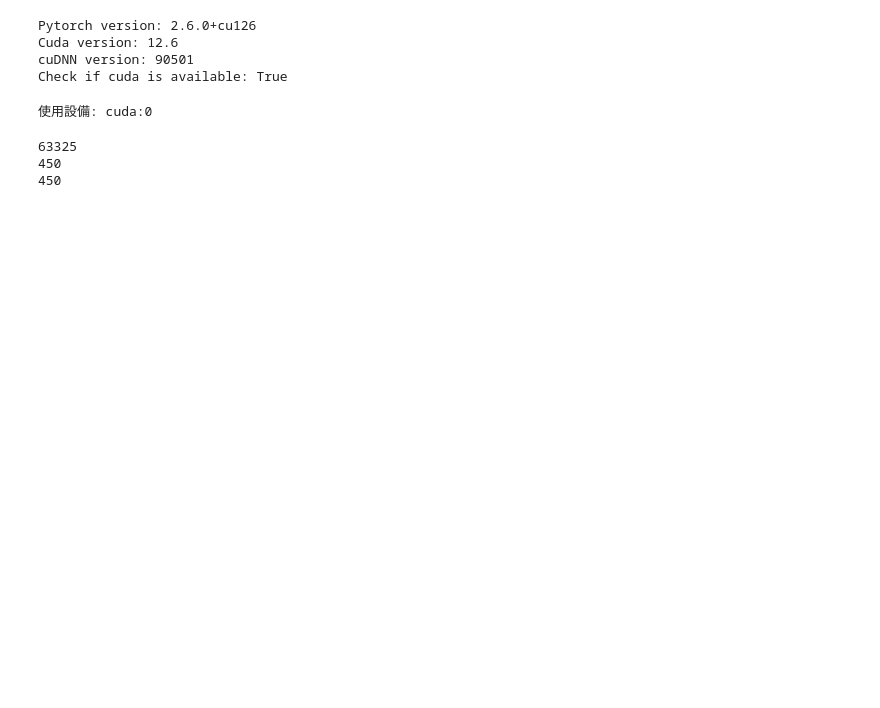
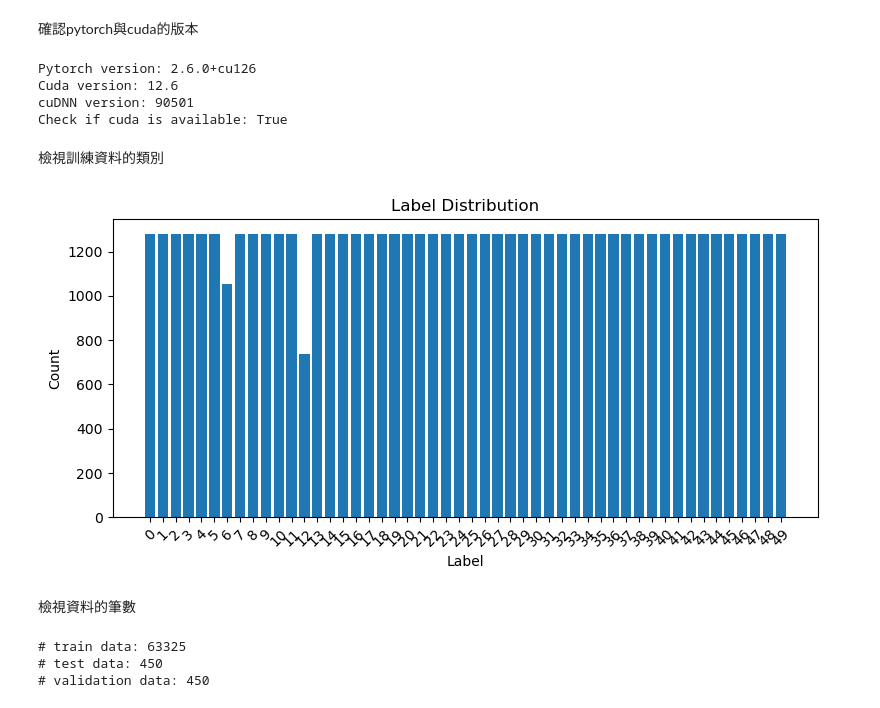
Before and after one commit to youchengchao/DL2025spring, a Jupyter notebook: assignment-1/Task_A.ipynb, the cells around one changed output. Drawn from its saved outputs; the diff is of its cells as text; code cells hidden in the pictures; blank space fills up the shorter version.

```diff
--- a/assignment-1/Task_A.ipynb
+++ b/assignment-1/Task_A.ipynb
@@ -25,6 +29,8 @@ import torch.optim as optim # optimizer
 from torch.utils.data import DataLoader, random_split
 import torch.nn.functional as F
 from torchvision import datasets, transforms
+# %% [markdown]
+確認pytorch與cuda的版本
 # %%
 print("Pytorch version:",torch.__version__)
 print("Cuda version:",torch.version.cuda)
@@ -35,22 +41,41 @@ Pytorch version: 2.6.0+cu126
 Cuda version: 12.6
 cuDNN version: 90501
 Check if cuda is available: True
-# %%
-device = torch.device("cuda:0" if torch.cuda.is_available() else "cpu")
-print(f"使用設備: {device}")
-# %% [output]
-使用設備: cuda:0
+# %% [markdown]
+檢視訓練資料的類別
+# %%
+from collections import Counter
+import matplotlib.pyplot as plt
+with open(os.path.join(os.getcwd(),"images","train.txt")) as Name_file:
+    lines = Name_file.readlines()
+    lines = [line.replace("\n", "").split(" ") for line in lines]
+
+targets = [line[1] for line in lines if len(line) > 1]
+count_table = Counter(targets)
+
+plt.figure(figsize=(8, 4))
+plt.bar(count_table.keys(), count_table.values())
+plt.xlabel("Label")
+plt.ylabel("Count")
+plt.title("Label Distribution")
+plt.xticks(rotation=45)
+plt.tight_layout()
+plt.show()
+# %% [output]
+[figure, added]
+# %% [markdown]
+檢視資料的筆數
 # %%
 with open(os.path.join(os.getcwd(),"images","train.txt")) as Name_file:
     lines = Name_file.readlines()
-    print(len(lines))
+    print("# train data:",len(lines))
 with open(os.path.join(os.getcwd(),"images","test.txt")) as Name_file:
     lines = Name_file.readlines()
-    print(len(lines))
+    print("# test data:",len(lines))
 with open(os.path.join(os.getcwd(),"images","val.txt")) as Name_file:
     lines = Name_file.readlines()
-    print(len(lines))
+    print("# validation data:",len(lines))
 # %% [output]
-63325
-450
-450
+# train data: 63325
+# test data: 450
+# validation data: 450
```
Also changed, not shown: parts of 10 cells of this notebook.
